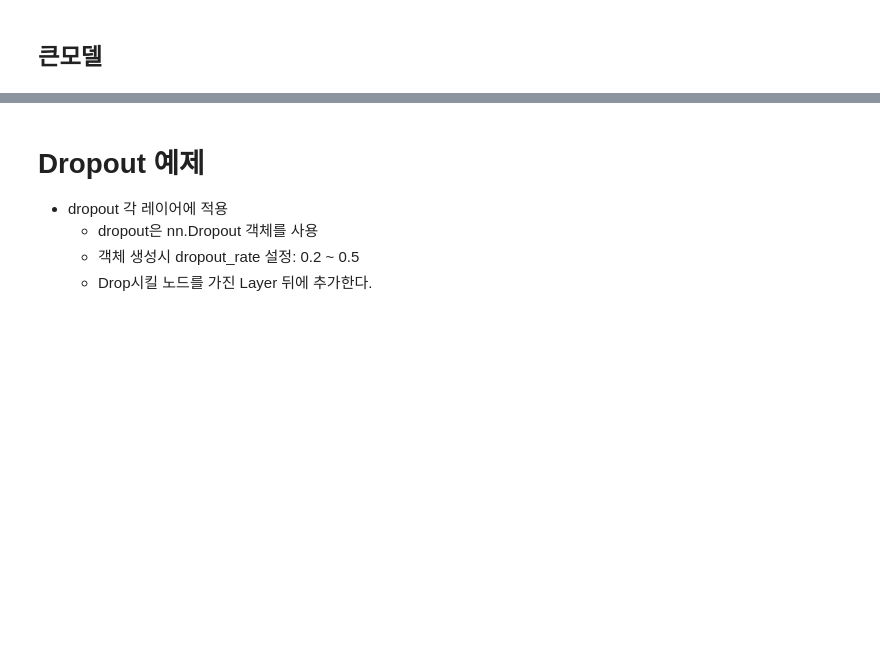
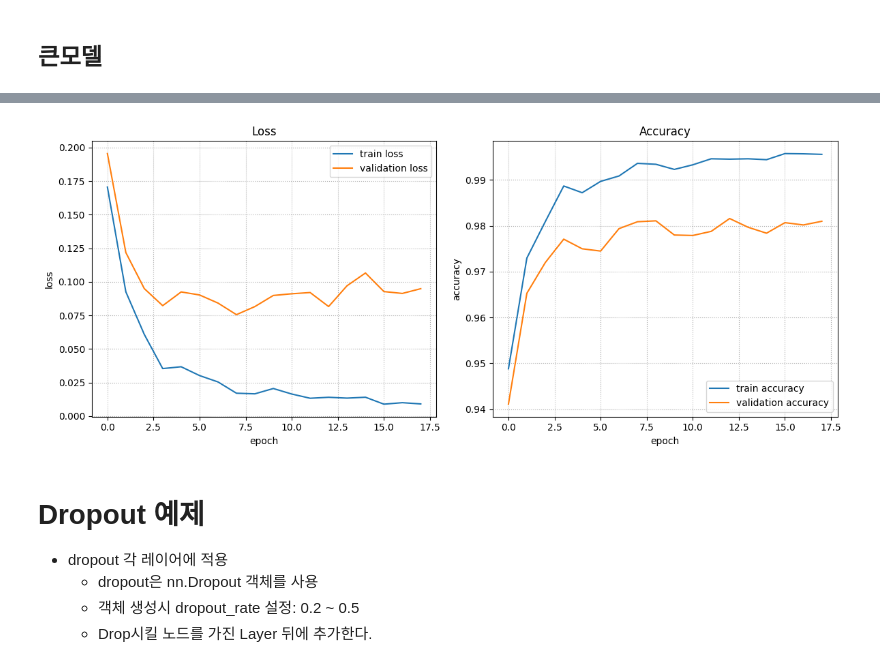
Before and after one commit to ksryong0/SKN21, a Jupyter notebook: 07_deeplearning_pytorch/08_2_딥러닝모델_성능개선_예제.ipynb, the cells around one changed output, grey strips where cells are left out. Drawn from its saved outputs; the diff is of its cells as text; code cells hidden in the pictures; blank space fills up the shorter version.

```diff
--- a/07_deeplearning_pytorch/08_2_딥러닝모델_성능개선_예제.ipynb
+++ b/07_deeplearning_pytorch/08_2_딥러닝모델_성능개선_예제.ipynb
@@ -340,2 +424,26 @@ class_to_idx = train_loader.dataset.class_to_idx
 # %% [markdown]
 ## 큰모델
+# %%
+class BigModel(nn.Module):
+
+    def __init__(self):
+        super().__init__()
+        self.b1 = nn.Sequential(nn.Flatten(), nn.Linear(784, 2048), nn.ReLU())
+        self.b2 = nn.Sequential(nn.Linear(2048, 1024), nn.ReLU())
+        self.b3 = nn.Sequential(nn.Linear(1024, 512), nn.ReLU())
+        self.b4 = nn.Sequential(nn.Linear(512, 256), nn.ReLU())
+        self.b5 = nn.Sequential(nn.Linear(256, 128), nn.ReLU())
+        self.b6 = nn.Sequential(nn.Linear(128, 64), nn.ReLU())
+        self.b7 = nn.Sequential(nn.Linear(64, 32), nn.ReLU())
+        self.out_layer = nn.Linear(32, 10)
+
+    def forward(self, X):
+        out = self.b1(X)
+        out = self.b2(out)
+        out = self.b3(out)
+        out = self.b4(out)
+        out = self.b5(out)
+        out = self.b6(out)
+        out = self.b7(out)
+        out = self.out_layer(out)
+        return out
@@ -341,0 +470,7 @@ class_to_idx = train_loader.dataset.class_to_idx
+# %%
+big_model = BigModel().to(device)
+loss_fn = nn.CrossEntropyLoss()
+optimizer = torch.optim.Adam(big_model.parameters(), lr=lr)
+
+result = fit(train_loader, test_loader, big_model, loss_fn, optimizer, epochs,
+             save_best_model=False, device=device, mode="multi")
@@ -342,3 +495,7 @@ class_to_idx = train_loader.dataset.class_to_idx
+# %%
+plot_fit_result(result[0], result[1], result[2], result[3])
+# %% [output]
+[figure, added]
 # %% [markdown]
 # Dropout 예제
 
```
Also changed, not shown: parts of 28 cells of this notebook, 36 other files.
